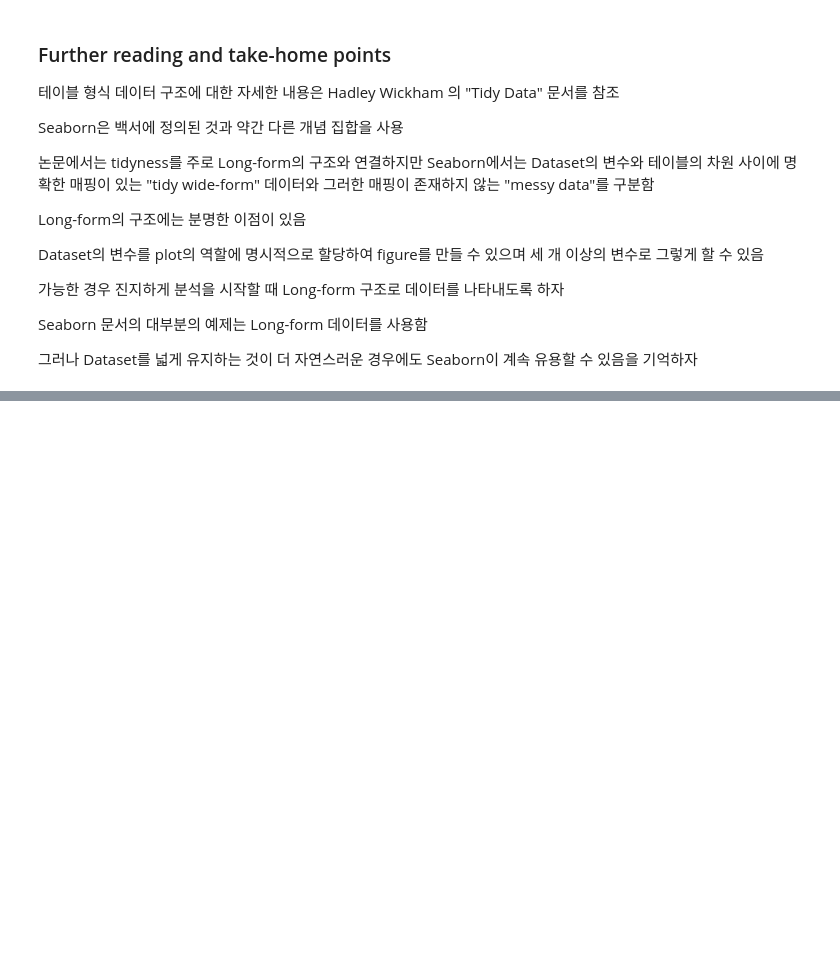
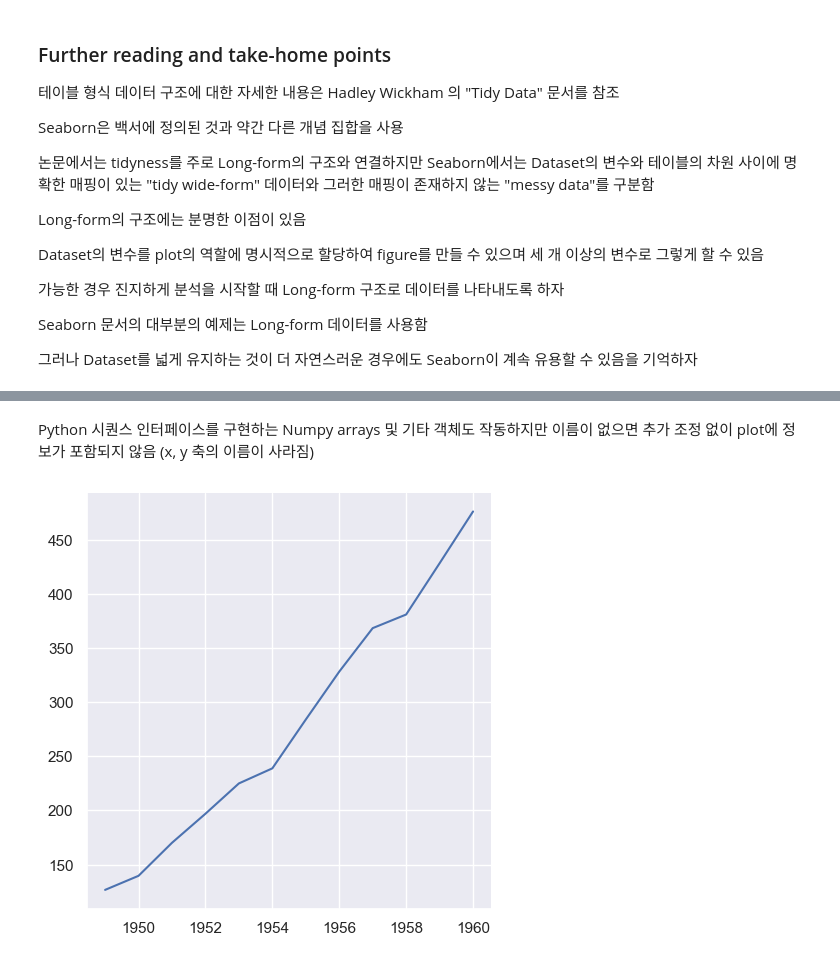
Before and after one commit to choiimingue/data, a Jupyter notebook: Seaborn_API_Overview.ipynb, the cells around one changed output, grey strips where cells are left out. Saved outputs shown, nothing was run; the diff lists cells and outputs as text; code cells hidden in the pictures; blank space fills up the shorter version.

```diff
--- a/Seaborn_API_Overview.ipynb
+++ b/Seaborn_API_Overview.ipynb
@@ -541,0 +575,6 @@ Seaborn 문서의 대부분의 예제는 Long-form 데이터를 사용함
+# %% [markdown]
+Python 시퀀스 인터페이스를 구현하는 Numpy arrays 및 기타 객체도 작동하지만 이름이 없으면 추가 조정 없이 plot에 정보가 포함되지 않음 (x, y 축의 이름이 사라짐)
+# %%
+sns.relplot(x=year.to_numpy(), y=passengers.to_list(), kind="line");
+# %% [output]
+[figure, added]
```
Also changed, not shown: parts of 21 cells of this notebook.
